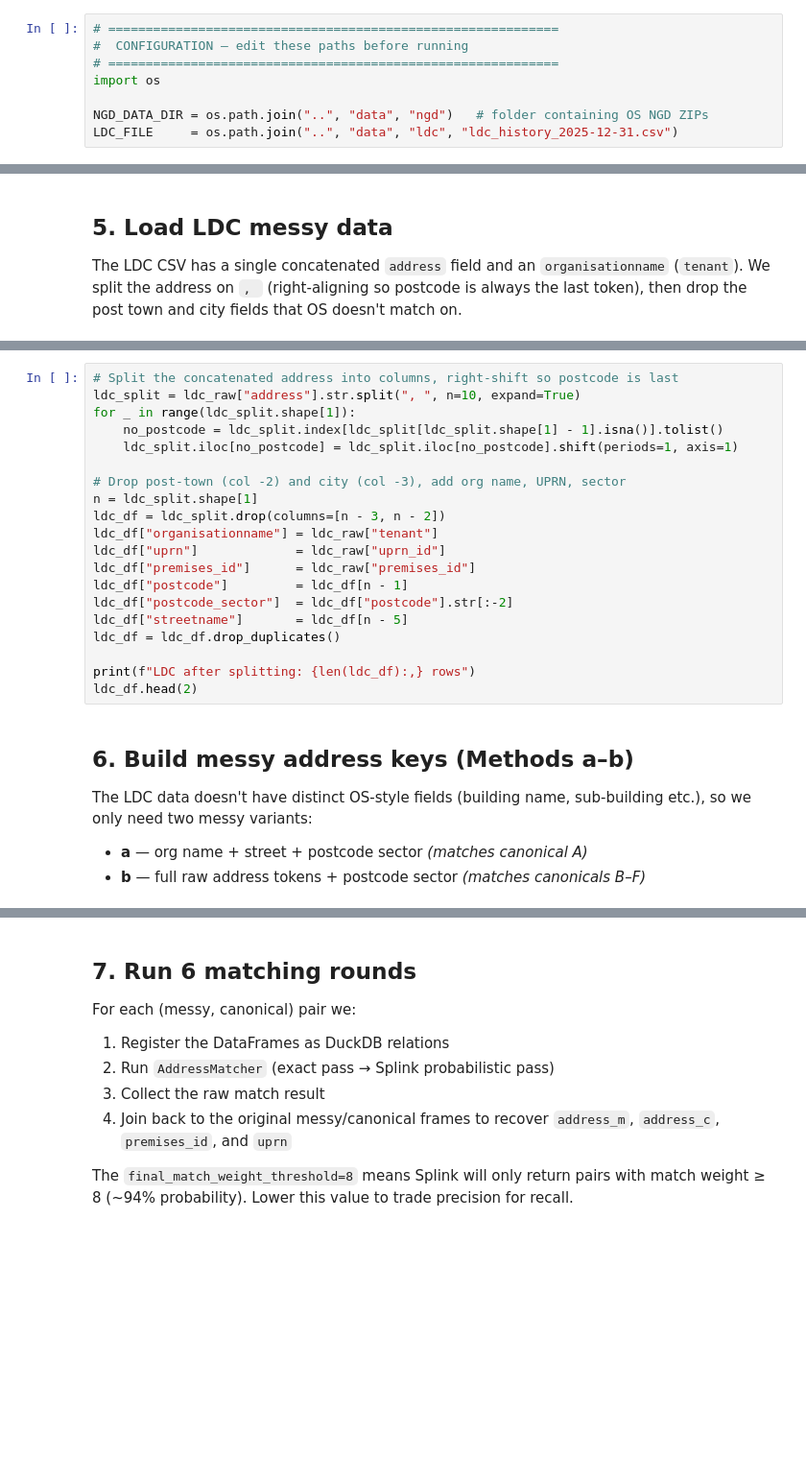
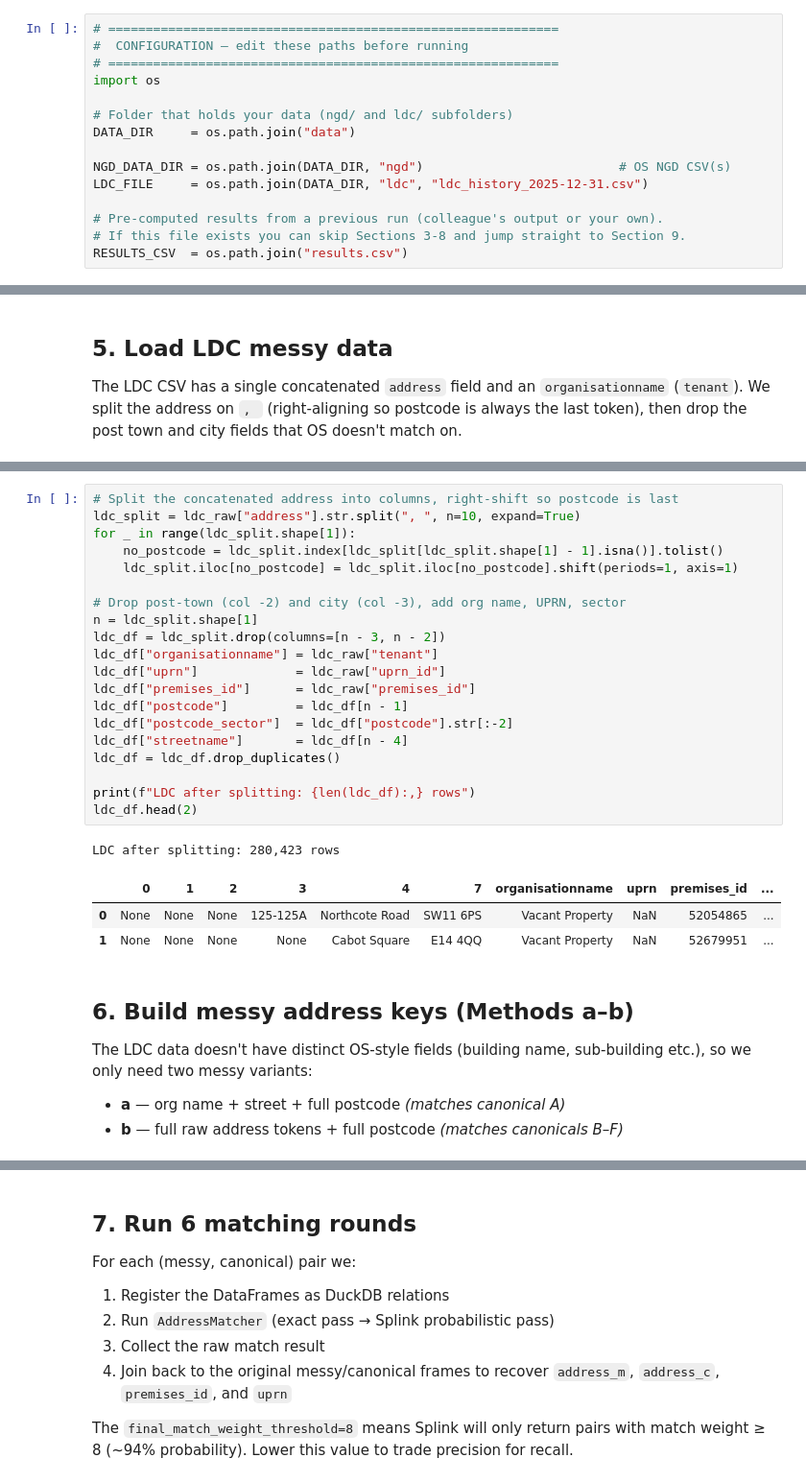
Before and after one commit to Greater-London-Authority/UKAM, a Jupyter notebook: glaam_matching.ipynb, the cells around one changed output, grey strips where cells are left out. Shown at 96% size. Saved outputs shown, nothing was run; the diff lists cells and outputs as text; blank space fills up the shorter version.

```diff
--- a/glaam_matching.ipynb
+++ b/glaam_matching.ipynb
@@ -43,8 +43,15 @@ Data files required (place in `../data/` relative to this notebook):
 # ============================================================
 import os
 
-NGD_DATA_DIR = os.path.join("..", "data", "ngd")   # folder containing OS NGD ZIPs
-LDC_FILE     = os.path.join("..", "data", "ldc", "ldc_history_2025-12-31.csv")
+# Folder that holds your data (ngd/ and ldc/ subfolders)
+DATA_DIR     = os.path.join("data")
+
+NGD_DATA_DIR = os.path.join(DATA_DIR, "ngd")                          # OS NGD CSV(s)
+LDC_FILE     = os.path.join(DATA_DIR, "ldc", "ldc_history_2025-12-31.csv")
+
+# Pre-computed results from a previous run (colleague's output or your own).
+# If this file exists you can skip Sections 3-8 and jump straight to Section 9.
+RESULTS_CSV  = os.path.join("results.csv")
 # %% [markdown]
 ## 1. Imports and DuckDB setup
 # %%
@@ -329,31 +414,36 @@ ldc_raw[["premises_id", "tenant", "address", "uprn_id"]].head(3)
 # %%
 # Split the concatenated address into columns, right-shift so postcode is last
 ldc_split = ldc_raw["address"].str.split(", ", n=10, expand=True)
 for _ in range(ldc_split.shape[1]):
     no_postcode = ldc_split.index[ldc_split[ldc_split.shape[1] - 1].isna()].tolist()
     ldc_split.iloc[no_postcode] = ldc_split.iloc[no_postcode].shift(periods=1, axis=1)
 
 # Drop post-town (col -2) and city (col -3), add org name, UPRN, sector
 n = ldc_split.shape[1]
 ldc_df = ldc_split.drop(columns=[n - 3, n - 2])
 ldc_df["organisationname"] = ldc_raw["tenant"]
 ldc_df["uprn"]             = ldc_raw["uprn_id"]
 ldc_df["premises_id"]      = ldc_raw["premises_id"]
 ldc_df["postcode"]         = ldc_df[n - 1]
 ldc_df["postcode_sector"]  = ldc_df["postcode"].str[:-2]
-ldc_df["streetname"]       = ldc_df[n - 5]
+ldc_df["streetname"]       = ldc_df[n - 4]
 ldc_df = ldc_df.drop_duplicates()
 
 print(f"LDC after splitting: {len(ldc_df):,} rows")
 ldc_df.head(2)
+# %% [output]
+LDC after splitting: 280,423 rows
+|  | 0 | 1 | 2 | 3 | 4 | 7 | organisationname | uprn | premises_id | ... |
+| 0 | None | None | None | 125-125A | Northcote Road | SW11 6PS | Vacant Property | NaN | 52054865 | ... |
+| 1 | None | None | None | None | Cabot Square | E14 4QQ | Vacant Property | NaN | 52679951 | ... |
 # %% [markdown]
 ## 6. Build messy address keys (Methods a–b)
 
 The LDC data doesn't have distinct OS-style fields (building name, sub-building etc.),
 so we only need two messy variants:
 
-- **a** — org name + street + postcode sector *(matches canonical A)*
-- **b** — full raw address tokens + postcode sector *(matches canonicals B–F)*
+- **a** — org name + street + full postcode *(matches canonical A)*
+- **b** — full raw address tokens + full postcode *(matches canonicals B–F)*
 # %%
 # Identify the token columns (everything between col 0 and streetname/postcode)
 _addr_token_cols = [c for c in ldc_df.columns if isinstance(c, int) and c <= n - 5]
```
Also changed, not shown: parts of 28 cells of this notebook, 3 other files.
